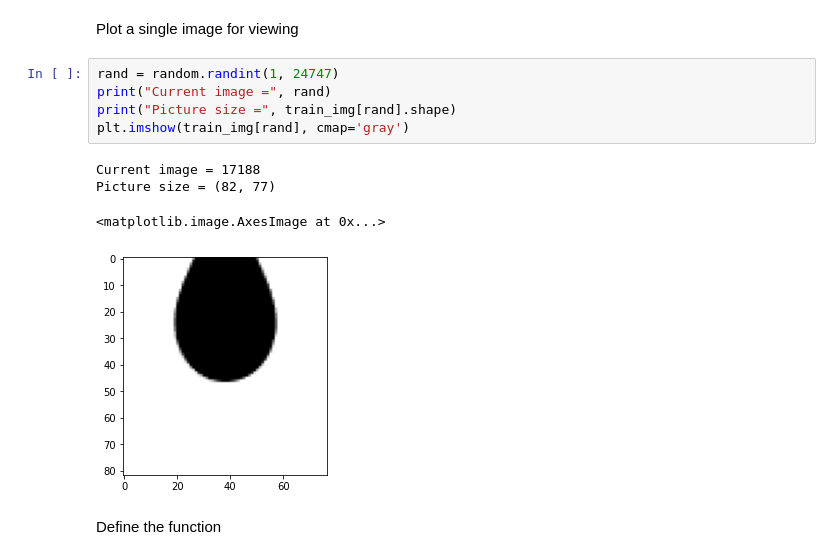
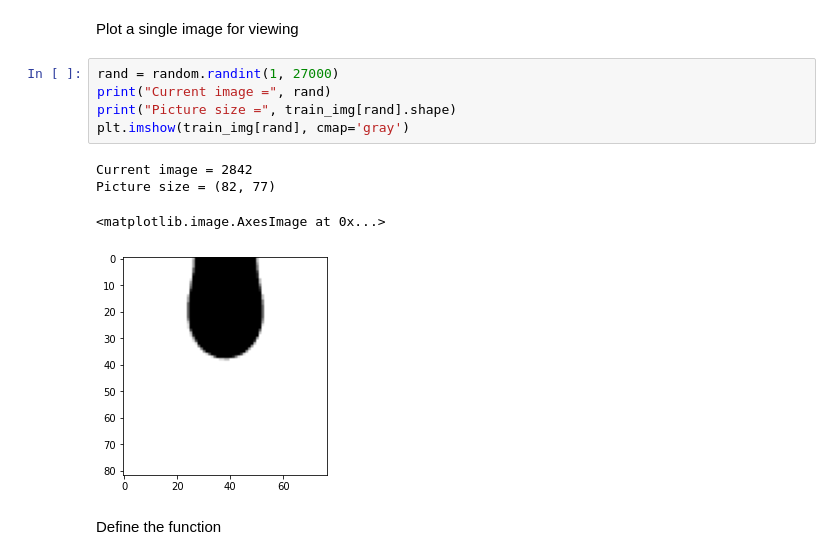
Before and after one commit to ShaoKAi100812/Pendant_Drop_Tensiometry_Prediction, a Jupyter notebook: main_combine.ipynb, the cells around one changed output. Cells and saved outputs as stored; diff of their text form.

```diff
--- a/main_combine.ipynb
+++ b/main_combine.ipynb
@@ -178,15 +196,15 @@ for img_name in data_image_points.iloc[0:,3:].index + 1:      # modify the numbe
 # %% [markdown]
 Plot a single image for viewing
 # %%
-rand = random.randint(1, 24747)
+rand = random.randint(1, 27000)
 print("Current image =", rand)
 print("Picture size =", train_img[rand].shape)
 plt.imshow(train_img[rand], cmap='gray')
 # %% [output]
-Current image = 17188
+Current image = 2842
 Picture size = (82, 77)
 <matplotlib.image.AxesImage at 0x...>
-[figure, old version]
+[figure, new version]
 # %% [markdown]
 Define the function
 # %%
```
Also changed, not shown: parts of 18 cells of this notebook.
